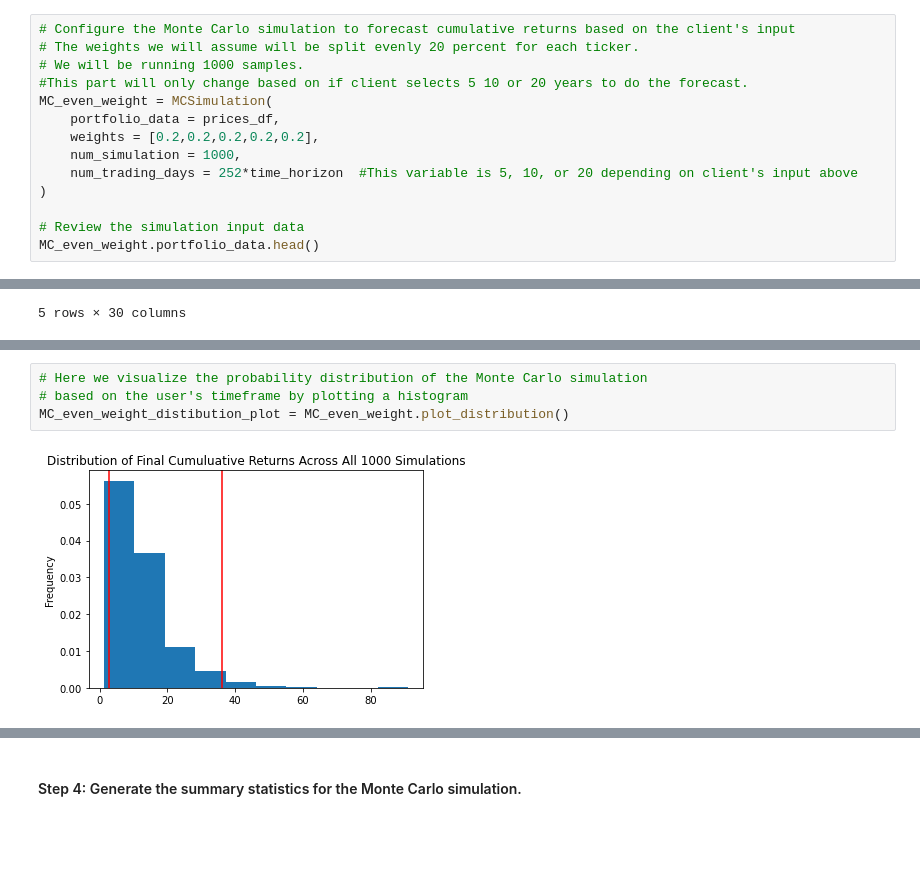
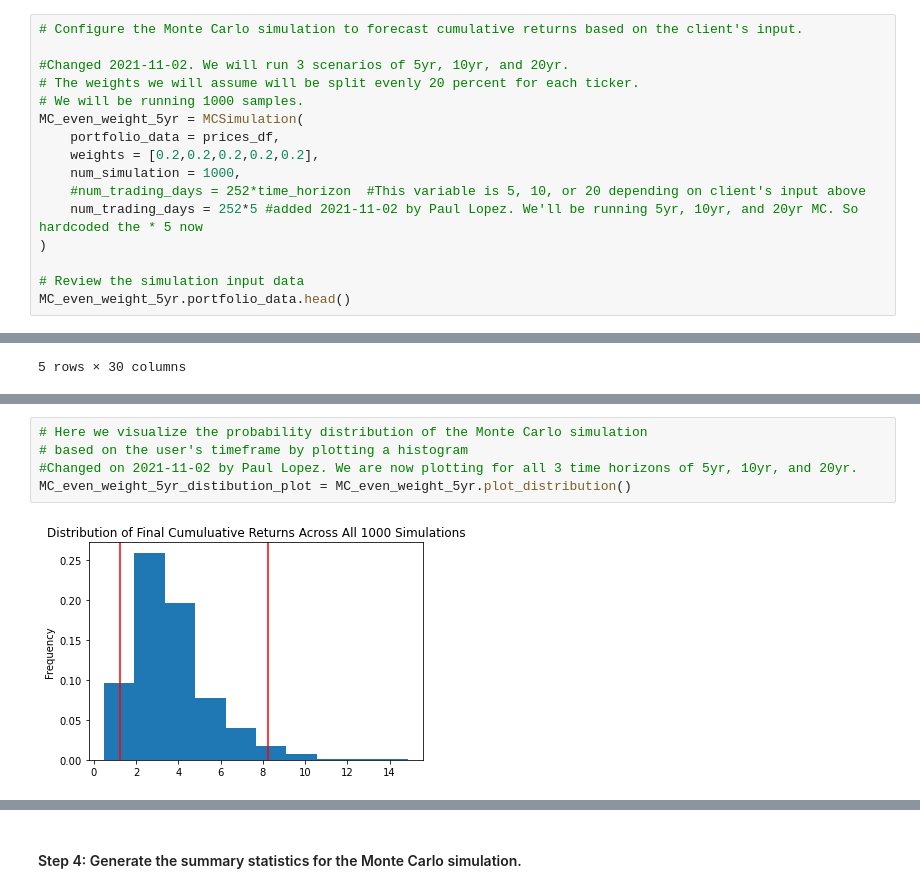
Before and after one commit to Hashtahg/Project_1_Bootcamp, a Jupyter notebook: portfolio_analysis.ipynb, the cells around one changed output, grey strips where cells are left out. Cells and saved outputs as stored; diff of their text form; blank space fills up the shorter version.

Commit message:
updated MC to now include all three time horizon scenarios. Updated README file as well.

```diff
--- a/portfolio_analysis.ipynb
+++ b/portfolio_analysis.ipynb
@@ -225,19 +225,21 @@ tickers
 # %% [markdown]
 ###Here we run a Monte Carlo simulation of 1000 samples and the time frame could be 5, 10, or 20 years depending on the user's response. We always will assume equal 20% weight for each stock in the portfolio.
 # %%
-# Configure the Monte Carlo simulation to forecast cumulative returns based on the client's input
+# Configure the Monte Carlo simulation to forecast cumulative returns based on the client's input.
+
+#Changed 2021-11-02. We will run 3 scenarios of 5yr, 10yr, and 20yr.
 # The weights we will assume will be split evenly 20 percent for each ticker.
 # We will be running 1000 samples.
-#This part will only change based on if client selects 5 10 or 20 years to do the forecast.
-MC_even_weight = MCSimulation(
+MC_even_weight_5yr = MCSimulation(
     portfolio_data = prices_df,
     weights = [0.2,0.2,0.2,0.2,0.2],
     num_simulation = 1000,
-    num_trading_days = 252*time_horizon  #This variable is 5, 10, or 20 depending on client's input above
+    #num_trading_days = 252*time_horizon  #This variable is 5, 10, or 20 depending on client's input above
+    num_trading_days = 252*5 #added 2021-11-02 by Paul Lopez. We'll be running 5yr, 10yr, and 20yr MC. So hardcoded the * 5 now
 )
 
 # Review the simulation input data
-MC_even_weight.portfolio_data.head()
+MC_even_weight_5yr.portfolio_data.head()
 # %% [output]
 |  | AAPL |  |  |  |  |  | FB |  |  |  | ... |
 |  | open | high | low | close | volume | daily_return | open | high | low | close | ... |
@@ -280,6 +376,7 @@ MC_even_weight_line_plot = MC_even_weight.plot_simulation()
 # %%
 # Here we visualize the probability distribution of the Monte Carlo simulation
 # based on the user's timeframe by plotting a histogram
-MC_even_weight_distibution_plot = MC_even_weight.plot_distribution()
+#Changed on 2021-11-02 by Paul Lopez. We are now plotting for all 3 time horizons of 5yr, 10yr, and 20yr.
+MC_even_weight_5yr_distibution_plot = MC_even_weight_5yr.plot_distribution()
 # %% [output]
-[figure, old version]
+[figure, new version]
```
Also changed, not shown: parts of 21 cells of this notebook, 1 other file.
